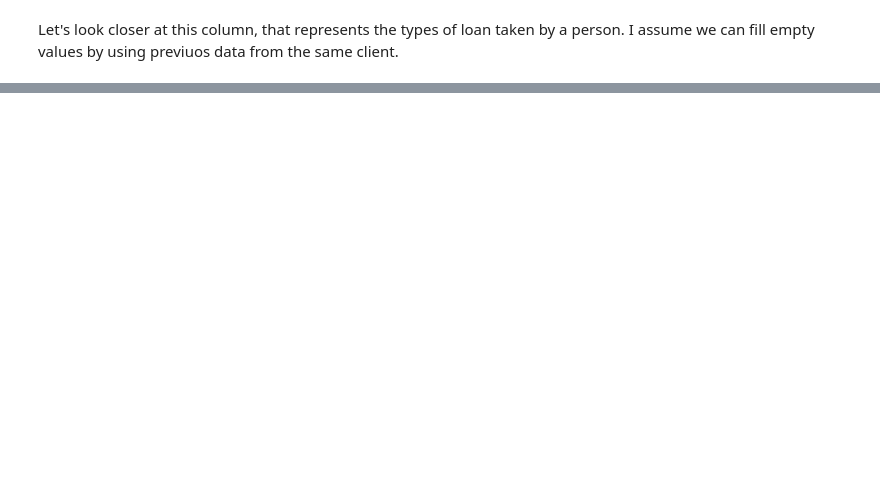
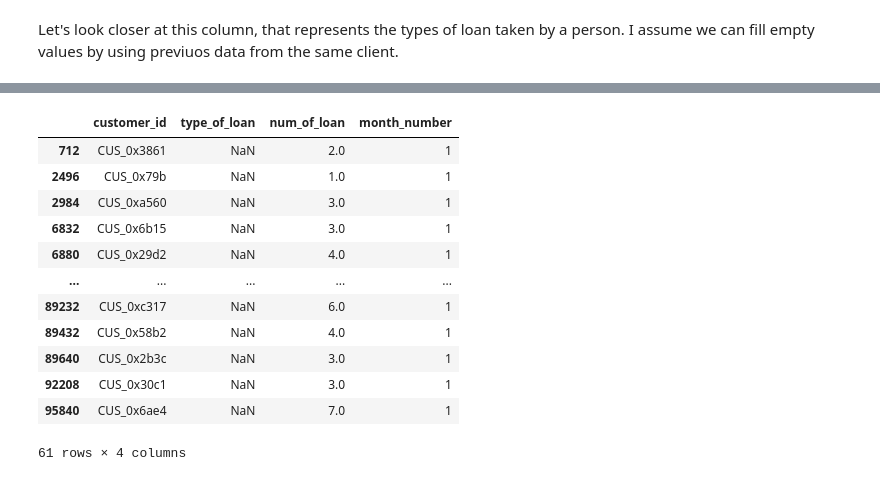
Before and after one commit to Stayermax/MLzoomcamp_midterm_project, a Jupyter notebook: dataset_eda.ipynb, the cells around one changed output, grey strips where cells are left out. Cells and saved outputs as stored; diff of their text form; code cells hidden in the pictures; blank space fills up the shorter version.

```diff
--- a/dataset_eda.ipynb
+++ b/dataset_eda.ipynb
@@ -361,0 +443,3 @@ ValueError: could not convert string to float: '34847.84_'
+# %%
+no_loans_index = df[df['num_of_loan'] == 0.0].index
+no_loans_index
@@ -361,0 +451,2 @@ ValueError: could not convert string to float: '34847.84_'
+# %%
+df.loc[no_loans_index, ['type_of_loan']] = "No loans"
@@ -361,0 +465,17 @@ ValueError: could not convert string to float: '34847.84_'
+# %%
+still_nulls = df.type_of_loan.isna()
+df[still_nulls][['customer_id', 'type_of_loan', 'num_of_loan', 'month_number']]
+# %% [output]
+|  | customer_id | type_of_loan | num_of_loan | month_number |
+| 712 | CUS_0x3861 | NaN | 2.0 | 1 |
+| 2496 | CUS_0x79b | NaN | 1.0 | 1 |
+| 2984 | CUS_0xa560 | NaN | 3.0 | 1 |
+| 6832 | CUS_0x6b15 | NaN | 3.0 | 1 |
+| 6880 | CUS_0x29d2 | NaN | 4.0 | 1 |
+| ... | ... | ... | ... | ... |
+| 89232 | CUS_0xc317 | NaN | 6.0 | 1 |
+| 89432 | CUS_0x58b2 | NaN | 4.0 | 1 |
+| 89640 | CUS_0x2b3c | NaN | 3.0 | 1 |
+| 92208 | CUS_0x30c1 | NaN | 3.0 | 1 |
+| 95840 | CUS_0x6ae4 | NaN | 7.0 | 1 |
+61 rows × 4 columns
```
Also changed, not shown: parts of 46 cells of this notebook.
